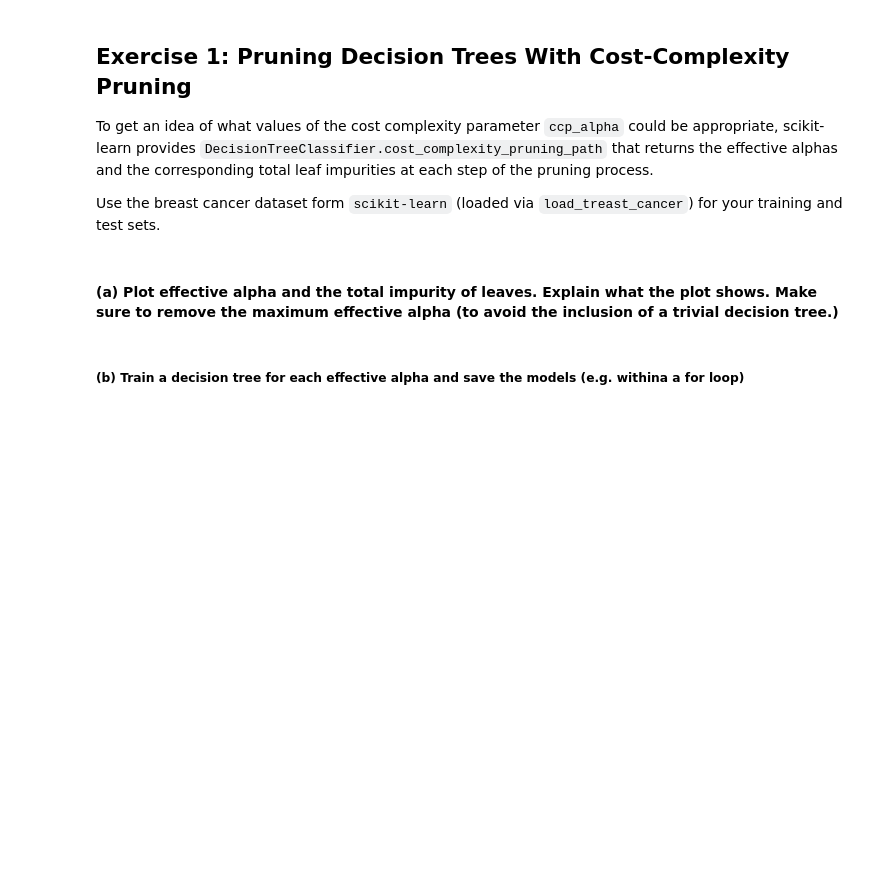
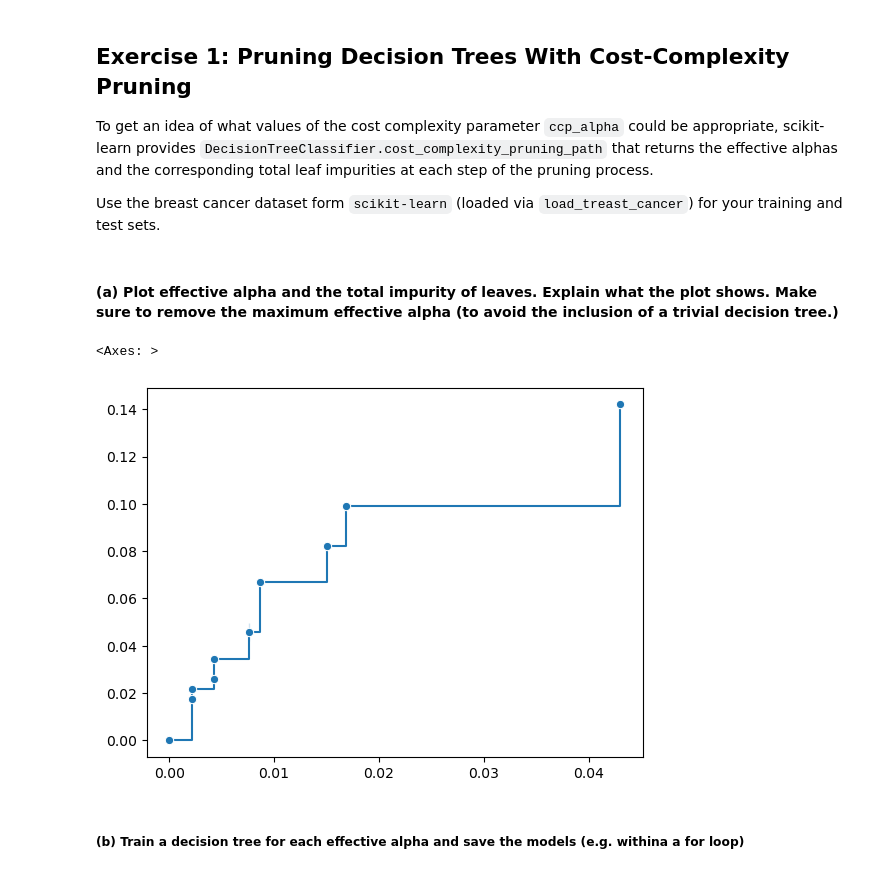
Before and after one commit to kssrr/DataMiningAssignments, a Jupyter notebook: Exericse 05/Exericse 05/Assignment_05.ipynb, the cells around one changed output. Saved outputs shown, nothing was run; the diff lists cells and outputs as text; code cells hidden in the pictures; blank space fills up the shorter version.

```diff
--- a/Exericse 05/Exericse 05/Assignment_05.ipynb
+++ b/Exericse 05/Exericse 05/Assignment_05.ipynb
@@ -34,2 +32,11 @@ from sklearn.tree import DecisionTreeClassifier
+# %%
+# Code here
+cancer = load_breast_cancer()
+train_features, test_features =  train_test_split(cancer.data, test_size=0.2, random_state=0)
+train_target, test_target = train_test_split(cancer.target, test_size=0.2, random_state=0)
+
+model = DecisionTreeClassifier(random_state=0)
+model.fit(train_features, train_target)
+alphas = model.cost_complexity_pruning_path(train_features, train_target)
 # %% [markdown]
 #### (a) Plot effective alpha and the total impurity of leaves. Explain what the plot shows. Make sure to remove the maximum effective alpha (to avoid the inclusion of a trivial decision tree.)
@@ -38,2 +43,9 @@ from sklearn.tree import DecisionTreeClassifier
+# %%
+# Code here
+import seaborn as sns
+sns.lineplot(x=alphas["ccp_alphas"][:-1], y=alphas["impurities"][:-1], marker="o", drawstyle="steps-post")
+# %% [output]
+<Axes: >
+[figure, added]
 # %% [markdown]
 ##### (b) Train a decision tree for each effective alpha and save the models (e.g. withina a for loop)
```
Also changed, not shown: parts of 21 cells of this notebook, 2 other files.
